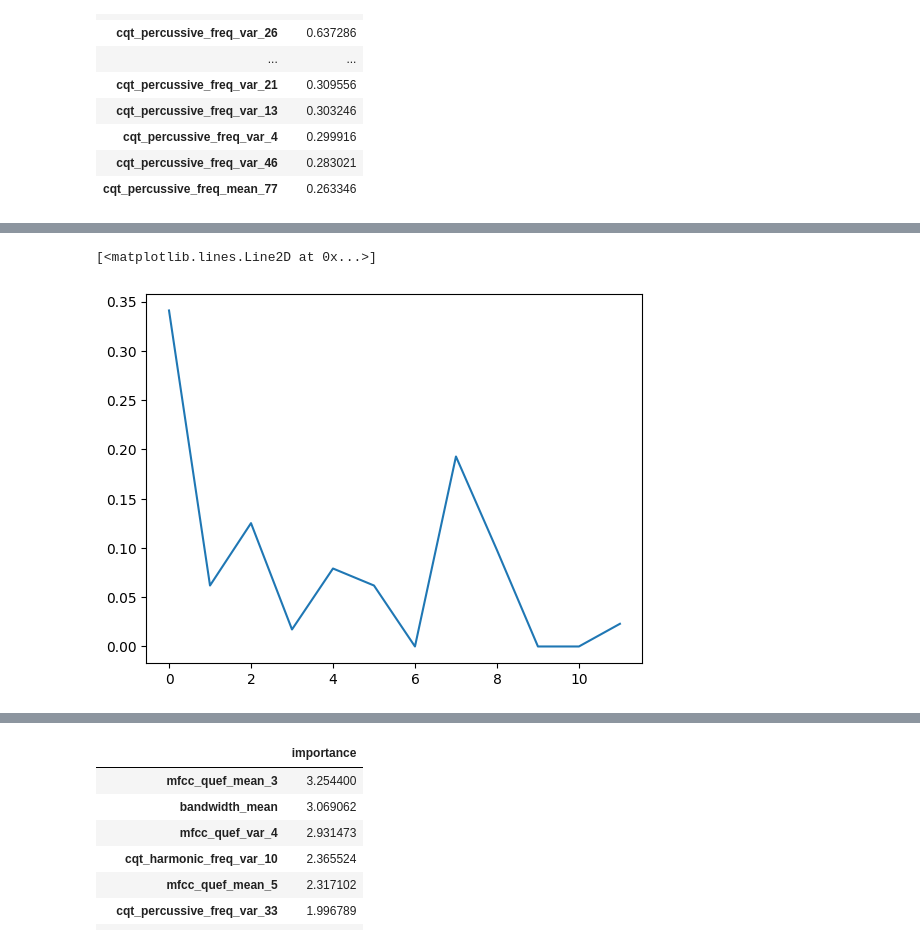
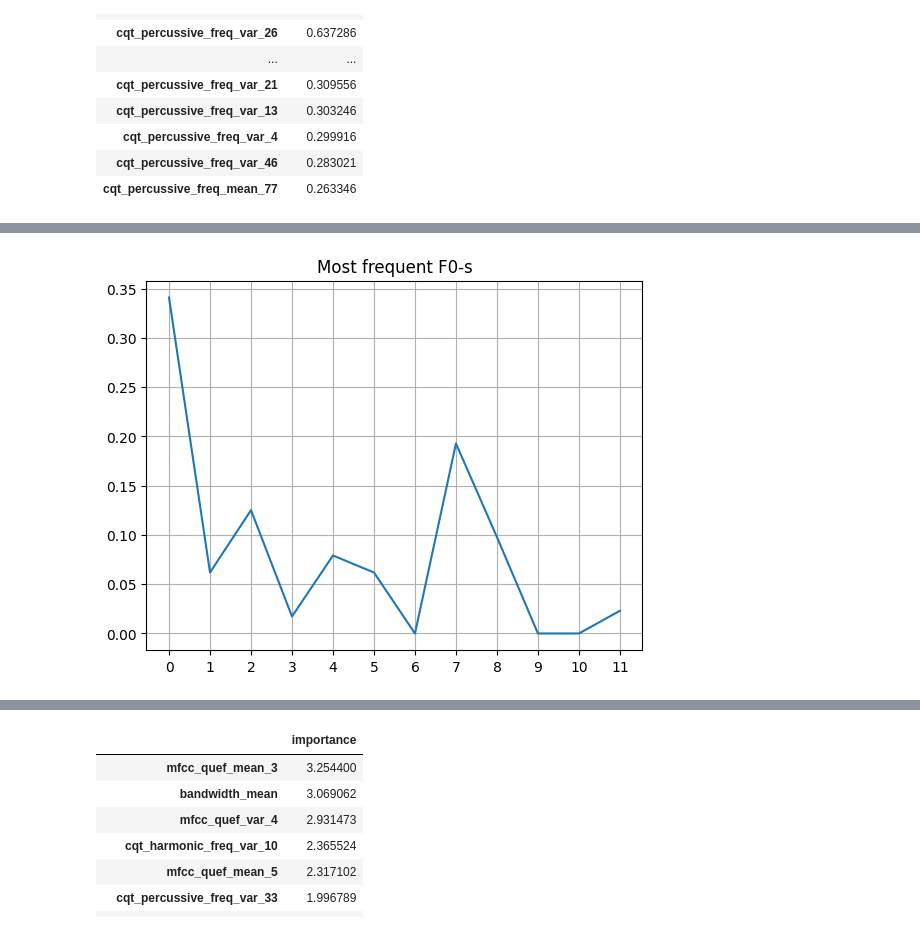
Before and after one commit to dmitrysluch/ariel-tds-music-genre, a Jupyter notebook: main.ipynb, the cells around one changed output, grey strips where cells are left out. Cells and saved outputs as stored; diff of their text form; code cells hidden in the pictures.

```diff
--- a/genre_detenction_ext.ipynb
+++ b/main.ipynb
@@ -1246,5 +1122,7 @@ Done running extractor at 2025-02-13 01:00:01.356711 total running time 0:00:00.
 # %%
+plt.title("Most frequent F0-s")
+plt.xticks(np.arange(0, 12, 1.0))
 plt.plot(f0_chroma_shifted_stats(E_train.features['voiced_f0_bins']._data[4][0])[0])
+plt.grid()
 # %% [output]
-[<matplotlib.lines.Line2D at 0x...>]
-[figure, old version]
+[figure, new version]
```
Also changed, not shown: parts of 110 cells of this notebook, 9 other files.
